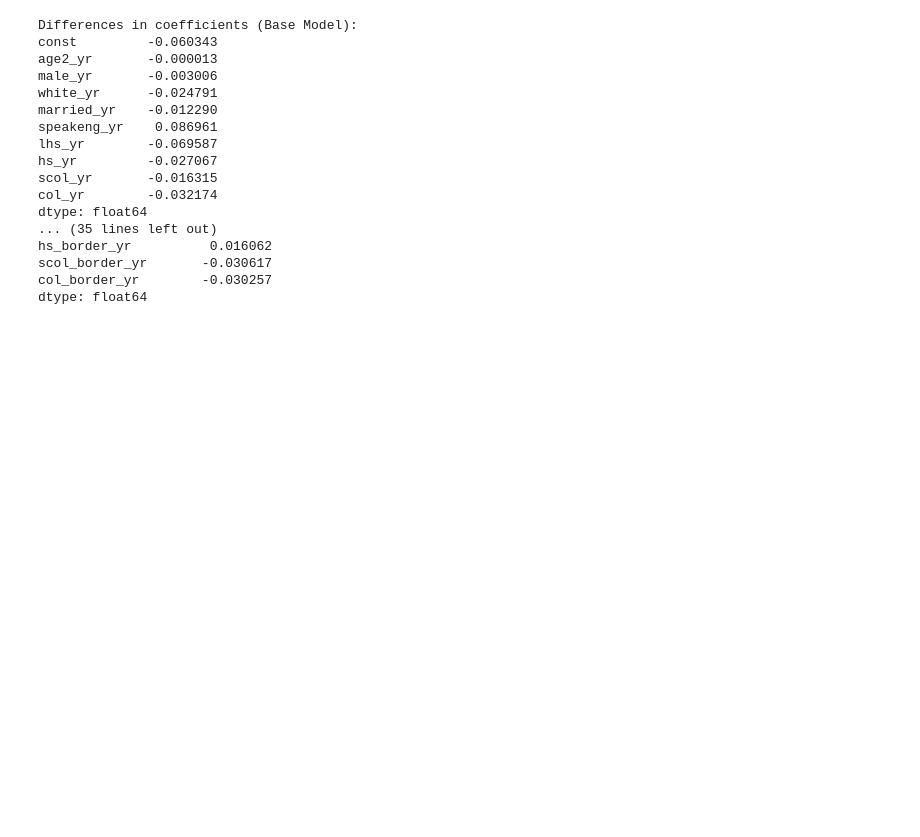
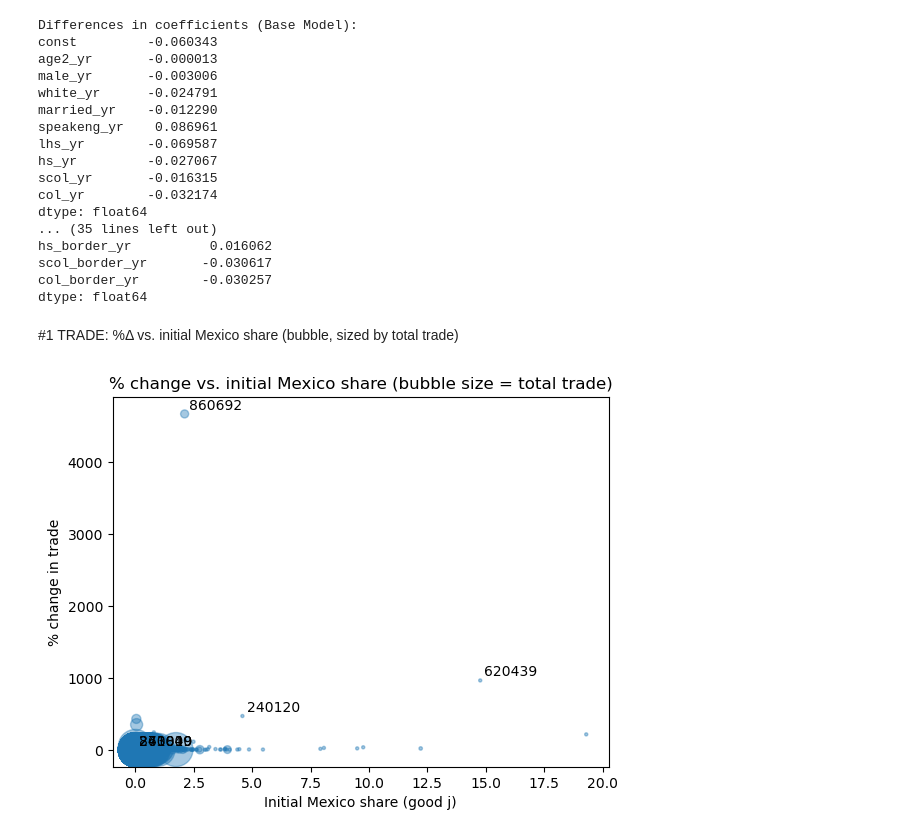
Before and after one commit to duongnguyen-t/Impact-of-USMCA-on-the-US-Labor-Market, a Jupyter notebook: paper.ipynb, the cells around one changed output. Cells and saved outputs as stored; diff of their text form; code cells hidden in the pictures; blank space fills up the shorter version.

Commit message:
Update with more graphs

```diff
--- a/paper.ipynb
+++ b/paper.ipynb
@@ -1220,3 +1220,22 @@ hs_border_yr          0.016062
 scol_border_yr       -0.030617
 col_border_yr        -0.030257
 dtype: float64
+# %% [markdown]
+#1 TRADE: %Δ vs. initial Mexico share (bubble, sized by total trade)
+# %%
+df = mxtariff.copy()
+df = df.replace([np.inf, -np.inf], np.nan).dropna(subset=['% change','mexico_share_good_j','total_trade'])
+size = np.clip(df['total_trade'] / df['total_trade'].quantile(0.9) * 300, 5, 600)
+
+plt.figure()
+plt.scatter(df['mexico_share_good_j'], df['% change'], s=size, alpha=0.4)
+plt.xlabel('Initial Mexico share (good j)')
+plt.ylabel('% change in trade')
+plt.title('% change vs. initial Mexico share (bubble size = total trade)')
+# annotate a few extreme movers
+ext = df.reindex(np.r_[df['% change'].nsmallest(3).index, df['% change'].nlargest(3).index])
+for _, r in ext.iterrows():
+    plt.annotate(str(int(r['hs6'])), (r['mexico_share_good_j'], r['% change']), xytext=(3,3), textcoords='offset points')
+plt.show()
+# %% [output]
+[figure, added]
```
Also changed, not shown: parts of 33 cells of this notebook.
